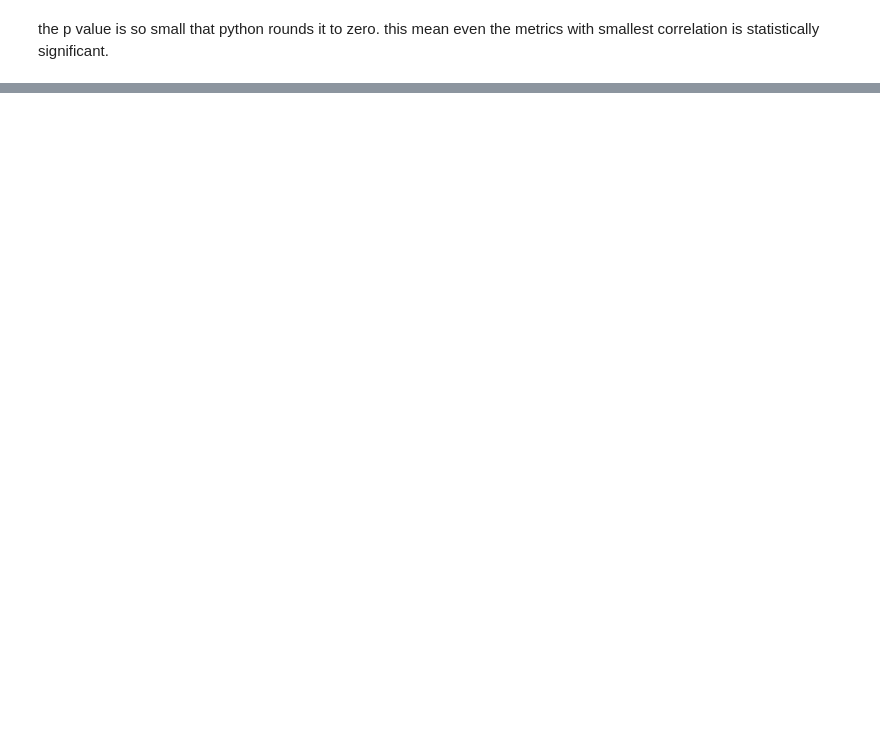
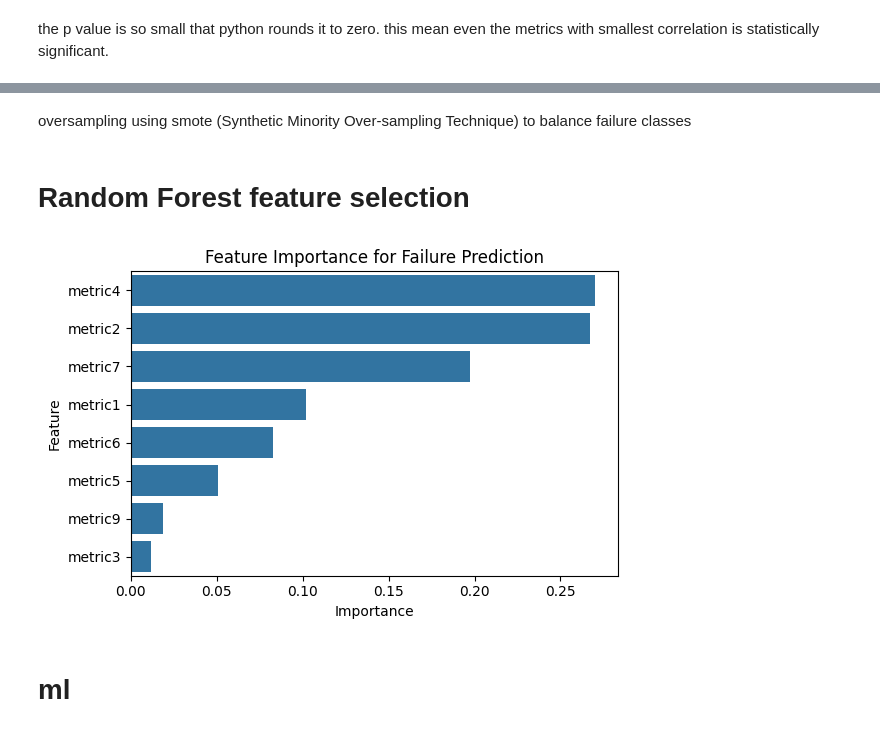
Before and after one commit to Serendipity-PdM/analysis, a Jupyter notebook: kaggle.ipynb, the cells around one changed output, grey strips where cells are left out. Cells and saved outputs as stored; diff of their text form; code cells hidden in the pictures; blank space fills up the shorter version.

```diff
--- a/kaggle.ipynb
+++ b/kaggle.ipynb
@@ -84,0 +147,40 @@ this mean even the metrics with smallest correlation is statistically significan
+# %%
+# sets date collum to datetime
+df['date'] = pd.to_datetime(df['date'])
+df = df.set_index('date')
+
+# redundant metric
+df = df.drop('metric8', axis=1)
+
+#creating features that might be usefull
+# The specific metrics to use are not determined for now
+# df['metric_ratio_1'] = df['metric2'] / (df['metric1'] + 1)
+# df['metric_ratio_2'] = df['metric9'] / (df['metric6'] + 1)
+# %% [markdown]
+oversampling using smote (Synthetic Minority Over-sampling Technique) to balance failure classes
+# %%
+from imblearn.over_sampling import SMOTE
+X = df.drop(['failure', 'device'], axis=1)
+y = df['failure']
+x, y = SMOTE().fit_resample(X, y)
+# %% [markdown]
+# Random Forest feature selection
+# %%
+from sklearn.ensemble import RandomForestClassifier
+model = RandomForestClassifier()
+model.fit(x, y)
+
+# Get feature importances
+importances = model.feature_importances_
+feature_importance = pd.DataFrame({'Feature': X.columns, 'Importance': importances})
+top_features = feature_importance.sort_values('Importance', ascending=False)
+# %%
+plt.figure(figsize=(6, 4))
+sns.barplot(x='Importance', y='Feature', data=top_features)
+plt.title('Feature Importance for Failure Prediction')
+plt.tight_layout()
+plt.show()
+# %% [output]
+[figure, added]
+# %% [markdown]
+# ml
```
Also changed, not shown: parts of 16 cells of this notebook, 2 other files.
